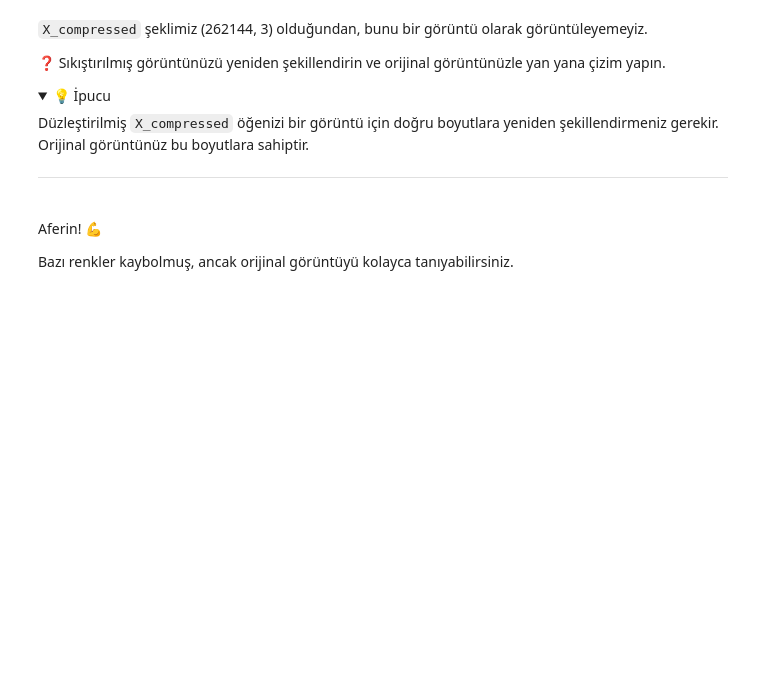
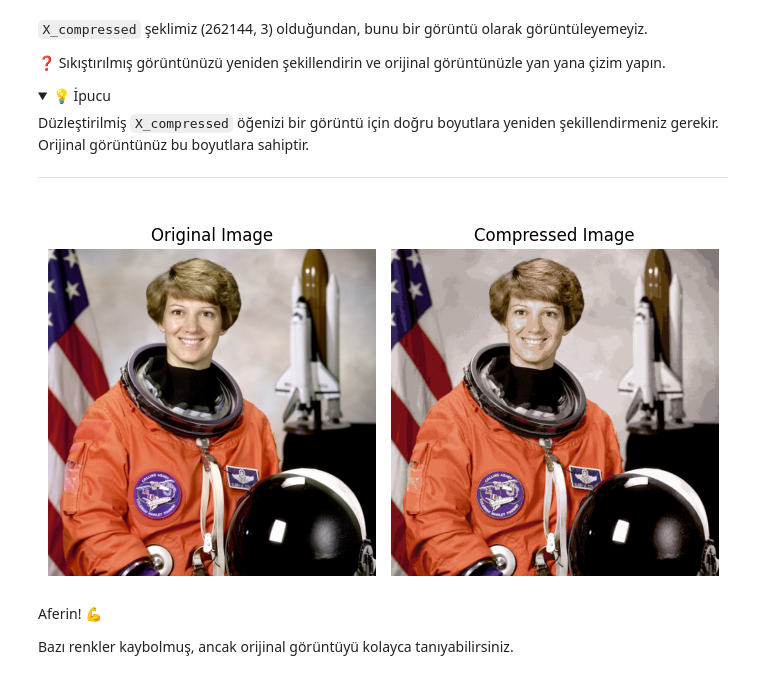
Before and after one commit to mengMustafaCan/S17D3-S-data-image-compressor, a Jupyter notebook: image_compression.ipynb, the cells around one changed output. Cells and saved outputs as stored; diff of their text form; code cells hidden in the pictures; folded sections open; blank space fills up the shorter version.

Commit message:
image compression done

```diff
--- a/image_compression.ipynb
+++ b/image_compression.ipynb
@@ -183,0 +182,4 @@ Daha sonra bu “ortalama küme rengini” kümedeki her piksel için RGB değer
+# %%
+from sklearn.cluster import KMeans
+kmeans = KMeans(n_clusters=32)
+kmeans.fit(X)
@@ -212,0 +219,5 @@ Bunu yalnızca `kmeans.cluster_centers_` ve `kmeans.labels_` kullanarak gerçekl
+# %%
+%%time
+
+X_compressed = kmeans.cluster_centers_[kmeans.labels_]
+X_compressed
@@ -221,2 +240,4 @@ RGB değerleri tamsayı olmalıdır.
+# %%
+X_compressed = X_compressed.astype('uint8')
 # %% [markdown]
 ❓ Kullanılan benzersiz renk sayısının gerçekten 32 olduğunu doğrulayın.
@@ -245,3 +266,19 @@ Orijinal görüntünüz bu boyutlara sahiptir.
+# %%
+img_compressed = X_compressed.reshape(*img_shape)
+# %%
+fig, ax = plt.subplots(1, 2, figsize = (7, 7))
+ax[0].imshow(img)
+ax[0].set_title('Original Image')
+
+ax[1].imshow(img_compressed)
+ax[1].set_title('Compressed Image')
+
+for ax in fig.axes:
+    ax.axis('off')
+
+plt.tight_layout()
+# %% [output]
+[figure, added]
 # %% [markdown]
 Aferin! 💪
 
```
Also changed, not shown: parts of 12 cells of this notebook.
